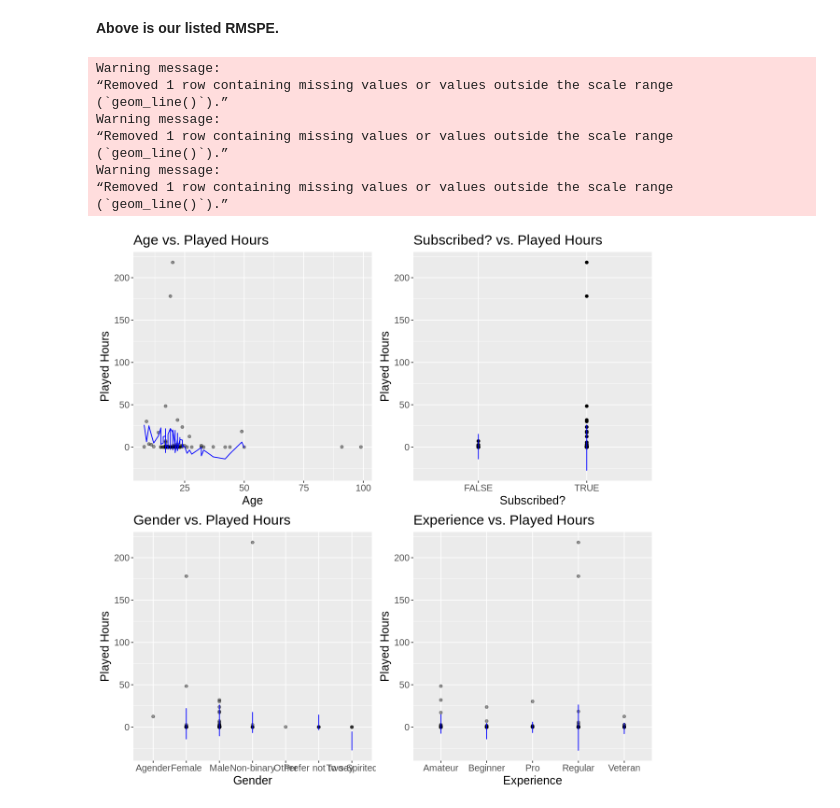
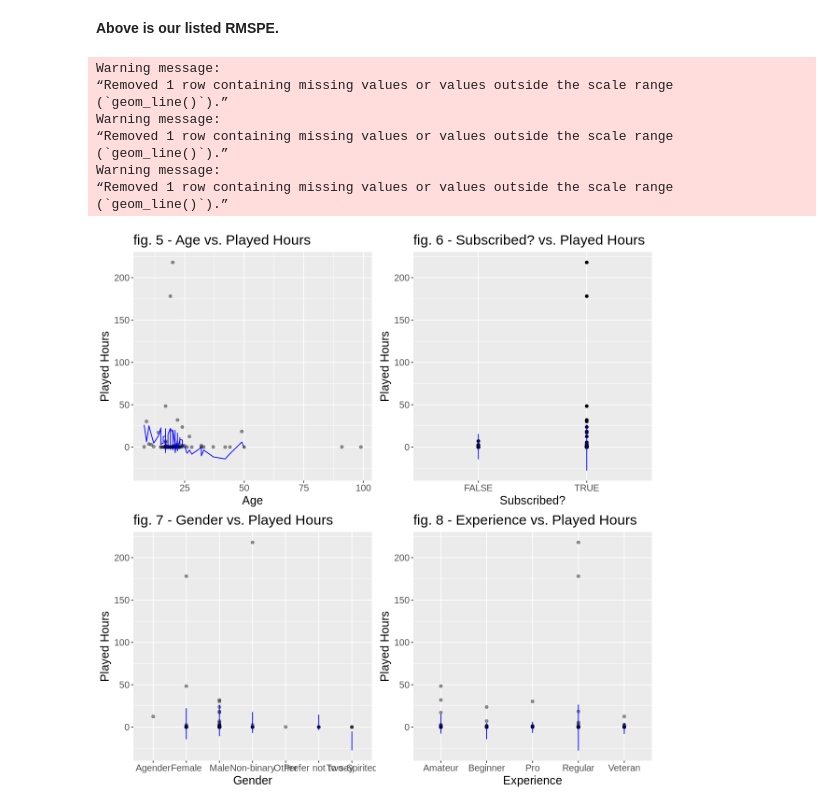
Before and after one commit to akbrown6/43_project, a Jupyter notebook: project_code.ipynb, the cells around one changed output. Cells and saved outputs as stored; diff of their text form; code cells hidden in the pictures.

```diff
--- a/project_code.ipynb
+++ b/project_code.ipynb
@@ -15,19 +388,8 @@ Text box for method
 View in-cell comments for explanations.
 # %%
 #Reading appropriate libraries
-library(tidyverse)
 library(repr)
 library(tidymodels)
 library(cowplot)
 options(repr.matrix.max.rows = 6)
-
-#Reading players.csv into Jupyter
-players_url<- "https://drive.google.com/uc?export=download&id=1Mw9vW0hjTJwRWx0bDXiSpYsO3gKogaPz"
-players_data<- read_csv(players_url)
-
-players_data <- players_data |>
-  select(-individualId, -organizationName, -hashedEmail, -name)
-
-#Viewing the data
-head(players_data)
 # %% [output]
@@ -103,7 +464,7 @@ age_plot <- test_preds |>
              color = "blue") +
          xlab("Age") +
          ylab("Played Hours") +
-        ggtitle("Age vs. Played Hours") +
+        ggtitle("fig. 5 - Age vs. Played Hours") +
          theme(text = element_text(size = 15))
 
 #Plotting subscription-playtime predictions
@@ -115,7 +476,7 @@ subscribe_plot <- test_preds |>
              color = "blue") +
          xlab("Subscribed?") +
          ylab("Played Hours") +
-        ggtitle("Subscribed? vs. Played Hours") +
+        ggtitle("fig. 6 - Subscribed? vs. Played Hours") +
          theme(text = element_text(size = 15))
 
 #Plotting gender-playtime predictions
@@ -126,36 +487,36 @@ gender_plot <- test_preds |>
              mapping = aes(x = gender, y = .pred),
              color = "blue") +
          xlab("Gender") +
          ylab("Played Hours") +
-        ggtitle("Gender vs. Played Hours") +
+        ggtitle("fig. 7 - Gender vs. Played Hours") +
          theme(text = element_text(size = 15))
 
 #Plotting experience-playtime predictions
 experience_plot <- test_preds |>
      ggplot(aes(x = experience, y = played_hours)) +
          geom_point(alpha = 0.4) +
          geom_line(
              mapping = aes(x = experience, y = .pred),
              color = "blue") +
          xlab("Experience") +
          ylab("Played Hours") +
-        ggtitle("Experience vs. Played Hours") +
+        ggtitle("fig. 8 - Experience vs. Played Hours") +
          theme(text = element_text(size = 15))
 
 options(repr.plot.width = 10, repr.plot.height = 10)
 library(gridExtra)
 grid.arrange(age_plot, subscribe_plot, gender_plot, experience_plot, ncol=2, nrow =2)
 # %% [output]
 Warning message:
 “Removed 1 row containing missing values or values outside the scale range
 (`geom_line()`).”
 Warning message:
 “Removed 1 row containing missing values or values outside the scale range
 (`geom_line()`).”
 Warning message:
 “Removed 1 row containing missing values or values outside the scale range
 (`geom_line()`).”
-[figure, old version]
+[figure, new version]
 # %% [markdown]
 # Discussion
 **Summary of findings**
```
Also changed, not shown: parts of 18 cells of this notebook.
